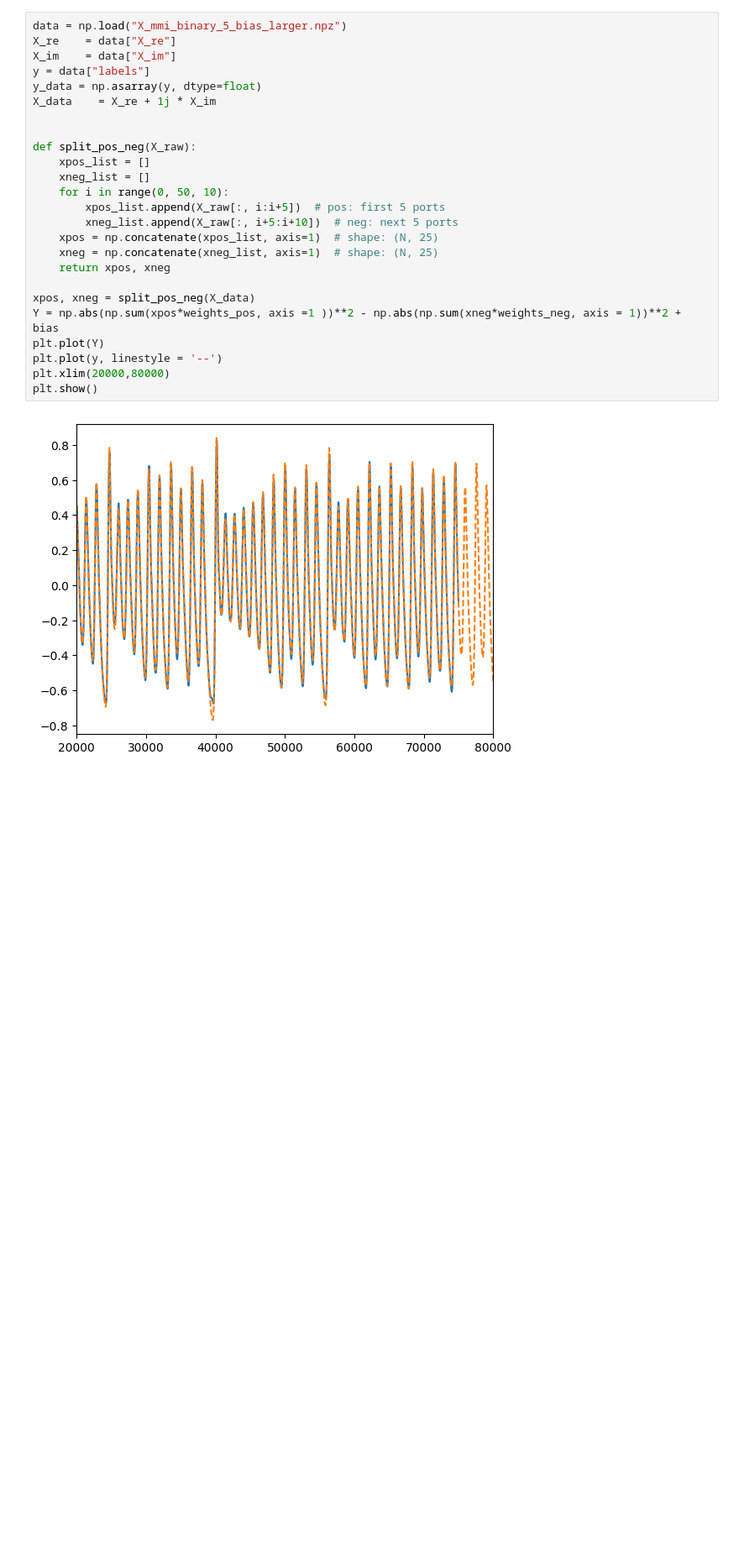
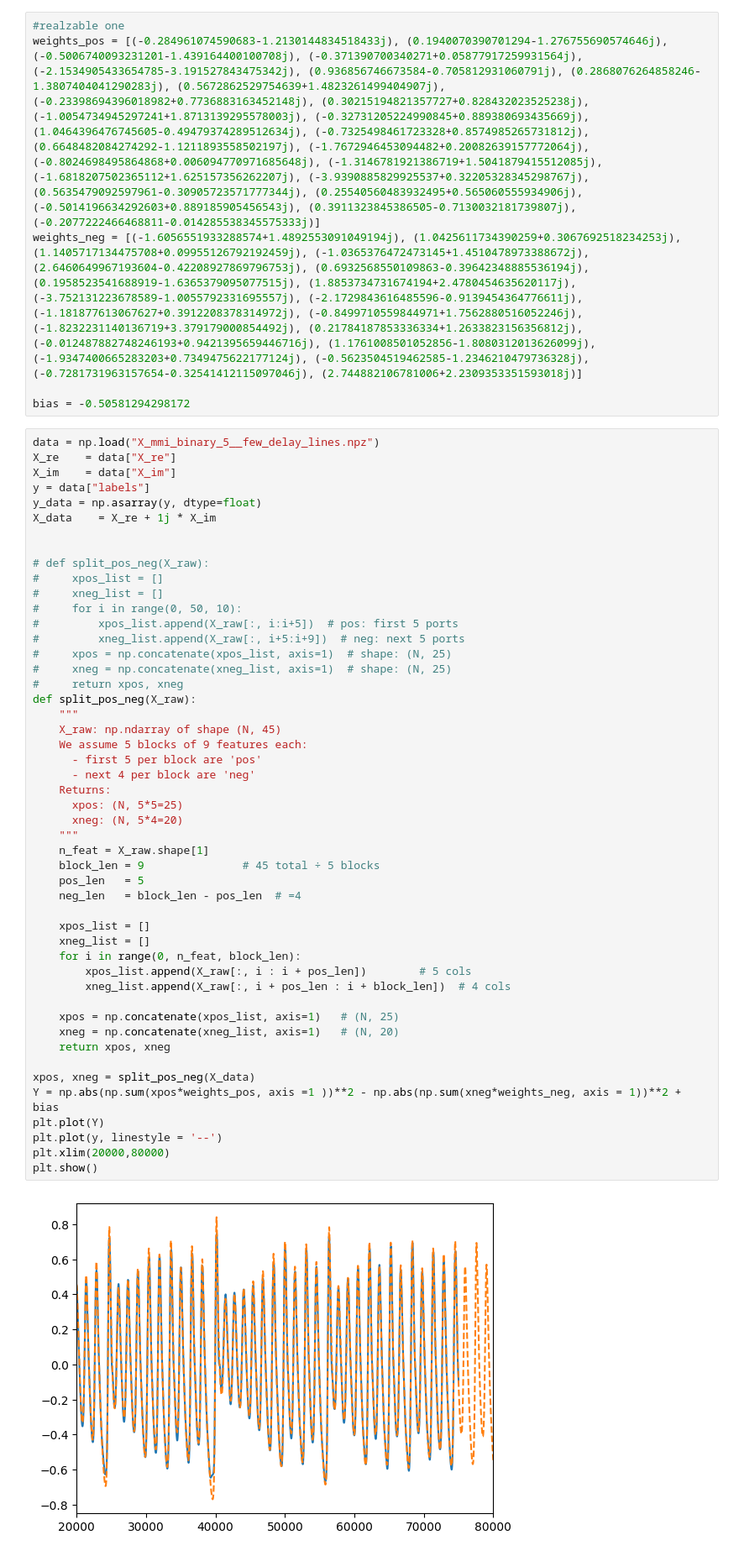
Before and after one commit to 1400073/time_domain_work, a Jupyter notebook: weights_checking.ipynb, the cells around one changed output. Shown: that part at 84% size. Drawn from its saved outputs; the diff is of its cells as text; blank space fills up the shorter version.

```diff
--- a/weights_checking.ipynb
+++ b/weights_checking.ipynb
@@ -123,33 +123,63 @@ weights_pos = [(1.8519843816757202+0.7078672647476196j), (-0.604307234287262-0.1
 weights_neg = [(0.5585399866104126-0.9365990161895752j), (-1.753100872039795-0.9364692568778992j), (-0.6305011510848999-1.3713420629501343j), (-5.407022476196289+2.947660207748413j), (4.356186866760254+1.2885116338729858j), (-0.5377777814865112-0.4971708059310913j), (0.8223535418510437+1.4154627323150635j), (0.9820473194122314+1.9421899318695068j), (4.265300750732422+3.2920823097229004j), (-1.7857370376586914-1.6787693500518799j), (-1.0474036931991577-0.4366137385368347j), (-1.5863134860992432-0.8493765592575073j), (-1.3785861730575562-1.931609869003296j), (1.9762458801269531-0.6362915635108948j), (-2.9167187213897705+4.2610673904418945j), (1.0422117710113525-0.03991905599832535j), (1.4107178449630737-0.9849020838737488j), (1.8710063695907593-0.4527903199195862j), (-5.314842224121094+3.4482064247131348j), (4.102719306945801-0.2235642820596695j), (-2.832637071609497+0.2938309609889984j), (-1.1224998235702515-0.3607421815395355j), (-1.6475646495819092-0.9122076630592346j), (3.9600770473480225-0.2542233467102051j), (-2.7423291206359863+2.8689873218536377j)]
 
 bias = -0.4816352427005768
+# %%
+#realzable one
+weights_pos = [(-0.284961074590683-1.2130144834518433j), (0.1940070390701294-1.276755690574646j), (-0.5006740093231201-1.439164400100708j), (-0.371390700340271+0.05877917259931564j), (-2.1534905433654785-3.191527843475342j), (0.936856746673584-0.705812931060791j), (0.2868076264858246-1.3807404041290283j), (0.5672862529754639+1.4823261499404907j), (-0.23398694396018982+0.7736883163452148j), (0.30215194821357727+0.828432023525238j), (-1.0054734945297241+1.8713139295578003j), (-0.32731205224990845+0.889380693435669j), (1.0464396476745605-0.49479374289512634j), (-0.7325498461723328+0.8574985265731812j), (0.6648482084274292-1.1211893558502197j), (-1.7672946453094482+0.20082639157772064j), (-0.8024698495864868+0.006094770971685648j), (-1.3146781921386719+1.5041879415512085j), (-1.6818207502365112+1.625157356262207j), (-3.9390885829925537+0.32205328345298767j), (0.5635479092597961-0.30905723571777344j), (0.25540560483932495+0.565060555934906j), (-0.5014196634292603+0.889185905456543j), (0.3911323845386505-0.7130032181739807j), (-0.2077222466468811-0.014285538345575333j)]
+weights_neg = [(-1.6056551933288574+1.4892553091049194j), (1.0425611734390259+0.3067692518234253j), (1.1405717134475708+0.09955126792192459j), (-1.0365376472473145+1.4510478973388672j), (2.6460649967193604-0.42208927869796753j), (0.6932568550109863-0.39642348885536194j), (0.1958523541688919-1.6365379095077515j), (1.8853734731674194+2.4780454635620117j), (-3.752131223678589-1.0055792331695557j), (-2.1729843616485596-0.9139454364776611j), (-1.181877613067627+0.3912208378314972j), (-0.8499710559844971+1.7562880516052246j), (-1.8232231140136719+3.379179000854492j), (0.21784187853336334+1.2633823156356812j), (-0.012487882748246193+0.9421395659446716j), (1.1761008501052856-1.8080312013626099j), (-1.9347400665283203+0.7349475622177124j), (-0.5623504519462585-1.2346210479736328j), (-0.7281731963157654-0.32541412115097046j), (2.744882106781006+2.2309353351593018j)]
+
+bias = -0.50581294298172
 # %%
-data = np.load("X_mmi_binary_5_bias_larger.npz")
+data = np.load("X_mmi_binary_5__few_delay_lines.npz")
 X_re    = data["X_re"]
 X_im    = data["X_im"]
 y = data["labels"]
 y_data = np.asarray(y, dtype=float)
 X_data    = X_re + 1j * X_im
 
 
+# def split_pos_neg(X_raw):
+#     xpos_list = []
+#     xneg_list = []
+#     for i in range(0, 50, 10):
+#         xpos_list.append(X_raw[:, i:i+5])  # pos: first 5 ports
+#         xneg_list.append(X_raw[:, i+5:i+9])  # neg: next 5 ports
+#     xpos = np.concatenate(xpos_list, axis=1)  # shape: (N, 25)
+#     xneg = np.concatenate(xneg_list, axis=1)  # shape: (N, 25)
+#     return xpos, xneg
 def split_pos_neg(X_raw):
+    """
+    X_raw: np.ndarray of shape (N, 45)
+    We assume 5 blocks of 9 features each:
+      - first 5 per block are 'pos'
+      - next 4 per block are 'neg'
+    Returns:
+      xpos: (N, 5*5=25)
+      xneg: (N, 5*4=20)
+    """
+    n_feat = X_raw.shape[1]
+    block_len = 9               # 45 total ÷ 5 blocks
+    pos_len   = 5
+    neg_len   = block_len - pos_len  # =4
+
     xpos_list = []
     xneg_list = []
-    for i in range(0, 50, 10):
-        xpos_list.append(X_raw[:, i:i+5])  # pos: first 5 ports
-        xneg_list.append(X_raw[:, i+5:i+10])  # neg: next 5 ports
-    xpos = np.concatenate(xpos_list, axis=1)  # shape: (N, 25)
-    xneg = np.concatenate(xneg_list, axis=1)  # shape: (N, 25)
+    for i in range(0, n_feat, block_len):
+        xpos_list.append(X_raw[:, i : i + pos_len])        # 5 cols
+        xneg_list.append(X_raw[:, i + pos_len : i + block_len])  # 4 cols
+
+    xpos = np.concatenate(xpos_list, axis=1)   # (N, 25)
+    xneg = np.concatenate(xneg_list, axis=1)   # (N, 20)
     return xpos, xneg
 
 xpos, xneg = split_pos_neg(X_data)
 Y = np.abs(np.sum(xpos*weights_pos, axis =1 ))**2 - np.abs(np.sum(xneg*weights_neg, axis = 1))**2 + bias
 plt.plot(Y)
 plt.plot(y, linestyle = '--')
 plt.xlim(20000,80000)
 plt.show()
 # %% [output]
-[figure, old version]
+[figure, new version]
 # %%
 fig = plt.figure()
 ax = fig.add_subplot(projection='3d')
```
Also changed, not shown: parts of 1 cell of this notebook, 5 other files.
